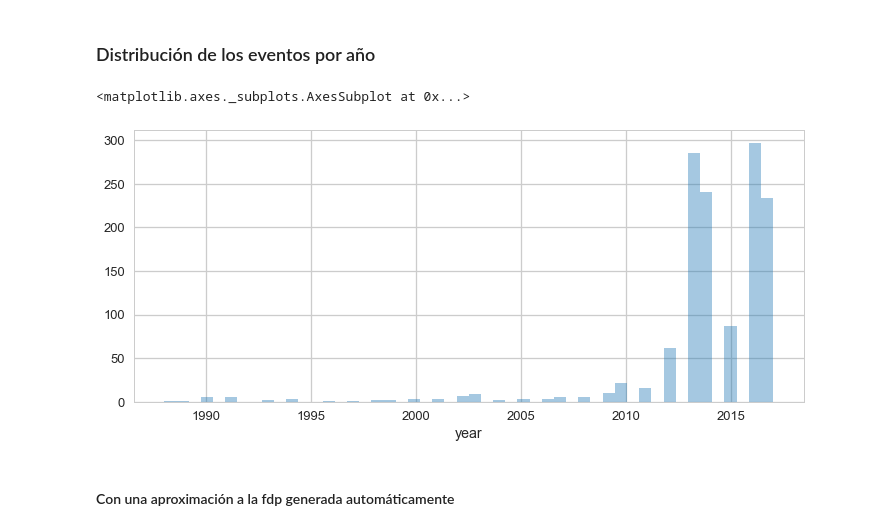
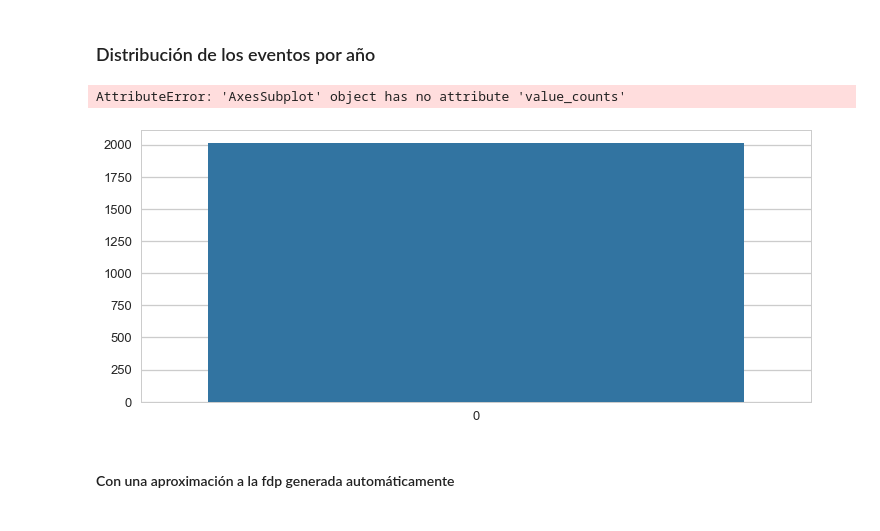
Before and after one commit to rodricarranza/DiploDatos, a Jupyter notebook: analysis_and_visualization/tasks/task1.ipynb, the cells around one changed output. Cells and saved outputs as stored; diff of their text form; code cells hidden in the pictures.

```diff
--- a/analysis_and_visualization/tasks/task1.ipynb
+++ b/analysis_and_visualization/tasks/task1.ipynb
@@ -81,13 +81,23 @@ IMPORTANTE: ¿Qué hacemos con los datos faltantes?
 # %% [markdown]
 ### Distribución de los eventos por año
 # %%
-_, ax_year = plt.subplots(figsize=(12, 5))
+years_without_nan = dataset.year.dropna()
 
-# Drop nan values from year column and plot a distribution of events by year
-seaborn.distplot(dataset.year.dropna(), kde=False)
+MIN_YEAR = years_without_nan.min()
+MAX_YEAR = years_without_nan.max()
+YEARS_RANGE = [MIN_YEAR, MAX_YEAR]
+
+def distribution_by_year():
+    _, ax = plt.subplots(figsize=(12, 5))
+
+    seaborn.barplot(data=years_without_nan).value_counts(normalize=True)
+    # Drop nan values from year column and plot a distribution of events by year
+#    seaborn.distplot(years_without_nan, kde=False, ax=ax)
+
+distribution_by_year()
 # %% [output]
-<matplotlib.axes._subplots.AxesSubplot at 0x...>
+AttributeError: 'AxesSubplot' object has no attribute 'value_counts'
-[figure, old version]
+[figure, new version]
 # %% [markdown]
 #### Con una aproximación a la fdp generada automáticamente
 # %%
```
Also changed, not shown: parts of 5 cells of this notebook.
